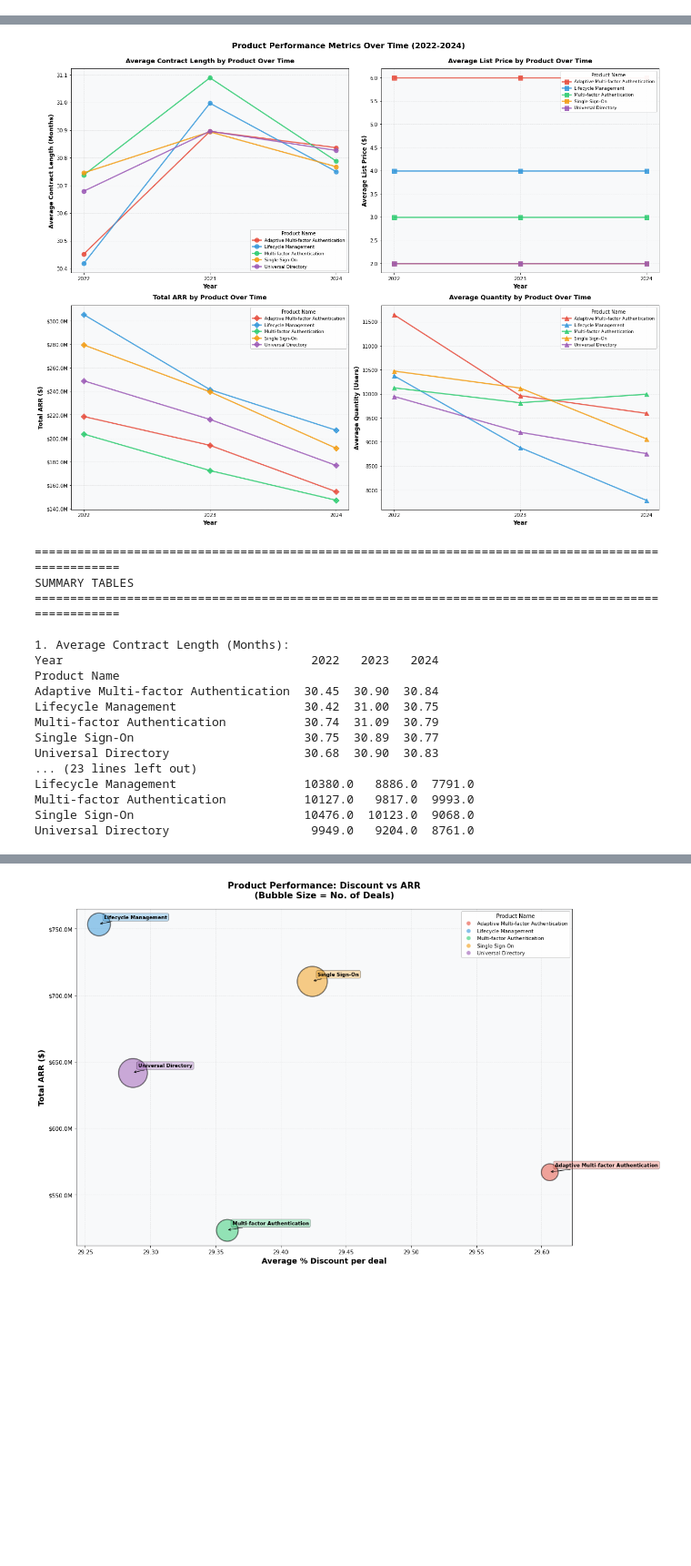
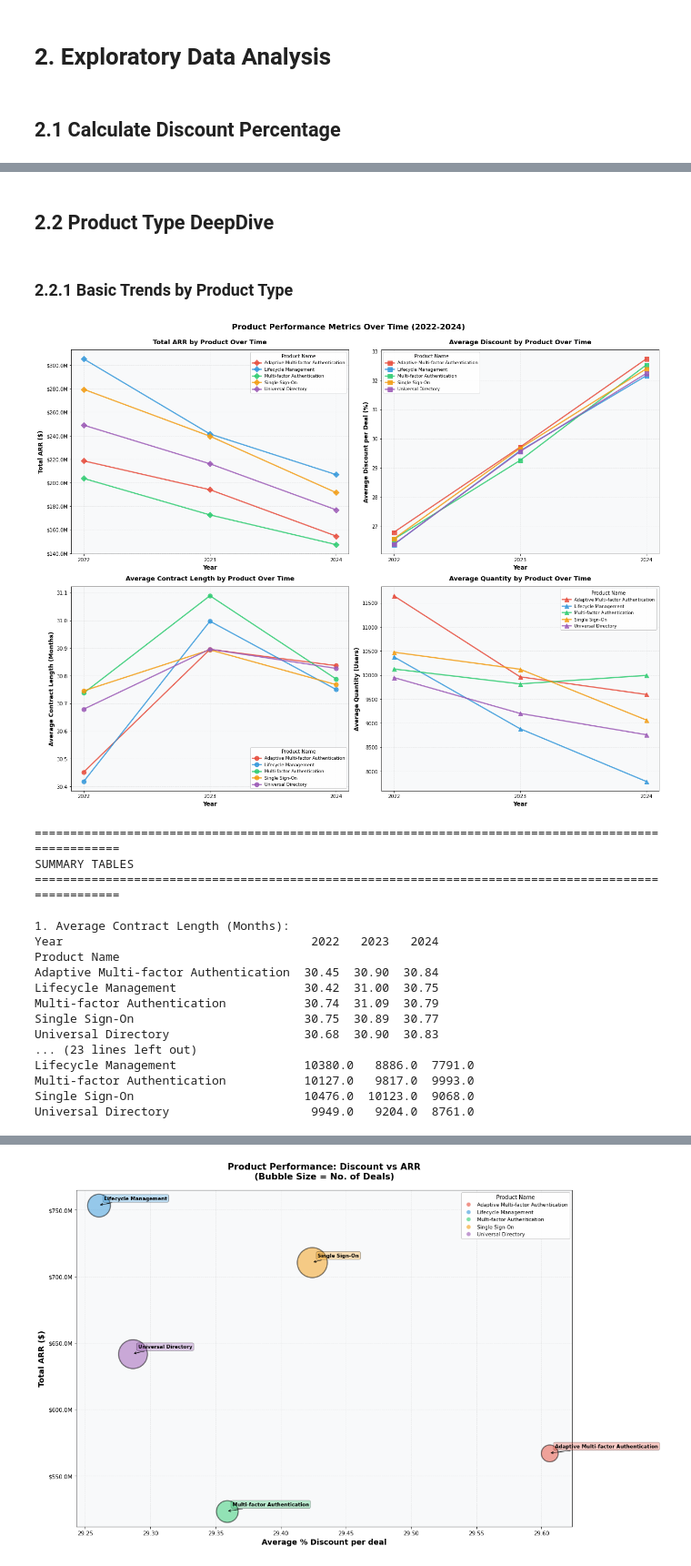
Before and after one commit to juileebhosale/Pricing_Discount_Strategy, a Jupyter notebook: Solution_notebook.ipynb, the cells around one changed output, grey strips where cells are left out. Shown at 91% size. Cells and saved outputs as stored; diff of their text form; code cells hidden in the pictures; blank space fills up the shorter version.

```diff
--- a/Solution_notebook.ipynb
+++ b/Solution_notebook.ipynb
@@ -36,6 +36,10 @@ Data columns (total 10 columns):
  9   ARR               39850 non-null  int64
 dtypes: int64(6), object(4)
 memory usage: 3.0+ MB
+# %% [markdown]
+# 2. Exploratory Data Analysis
+# %% [markdown]
+## 2.1 Calculate Discount Percentage
 # %%
 # Calculate discount metrics at the product line level
 # ARR is annual, so we need to annualize Total List Price based on contract length
@@ -56,18 +60,22 @@ data.head()
 | 2 | 004YLID3WUAUI08F | 2022 | AMER | A | 12 | Single Sign-On | 1000 | 2 | ... |
 | 3 | 004YLID3WUAUI08F | 2022 | AMER | A | 12 | Universal Directory | 1000 | 2 | ... |
 | 4 | 004YLID3WUAUI08F | 2022 | AMER | A | 12 | Lifecycle Management | 1000 | 4 | ... |
+# %% [markdown]
+## 2.2 Product Type DeepDive
+# %% [markdown]
+### 2.2.1 Basic Trends by Product Type
 # %%
 #Product basic charts
 # Aggregate metrics by product and year
 product_year_metrics = data.groupby(['Product Name', 'Year']).agg({
     'Contract Length': 'mean',
-    'List Price': 'mean',
+    'Discount_Percentage': 'mean',
     'ARR': 'sum',
     'Quantity': 'mean'
 }).reset_index()
 
 product_year_metrics.columns = ['Product Name', 'Year', 'Avg_Contract_Length',
-                                 'Avg_List_Price', 'Total_ARR', 'Avg_Quantity']
+                                 'Avg_Discount_per_deal', 'Total_ARR', 'Avg_Quantity']
 
 # Create 4 subplots
 fig, axes = plt.subplots(2, 2, figsize=(18, 14))
@@ -79,48 +87,48 @@ colors = ['#e74c3c', '#3498db', '#2ecc71', '#f39c12', '#9b59b6']
 products = product_year_metrics['Product Name'].unique()
 years = sorted(product_year_metrics['Year'].unique())
 
-# Plot 1: Average Contract Length per Product per Year
+# Plot 1: Total ARR per Product per Year
 for i, product in enumerate(products):
     product_data = product_year_metrics[product_year_metrics['Product Name'] == product]
-    axes[0, 0].plot(product_data['Year'], product_data['Avg_Contract_Length'],
-                    marker='o', linewidth=2.5, markersize=9,
+    axes[0, 0].plot(product_data['Year'], product_data['Total_ARR'],
+                    marker='D', linewidth=2.5, markersize=9,
                     label=product, color=colors[i], alpha=0.85)
 
 axes[0, 0].set_xlabel('Year', fontsize=12, fontweight='bold')
-axes[0, 0].set_ylabel('Average Contract Length (Months)', fontsize=12, fontweight='bold')
-axes[0, 0].set_title('Average Contract Length by Product Over Time', fontsize=13, fontweight='bold', pad=12)
+axes[0, 0].set_ylabel('Total ARR ($)', fontsize=12, fontweight='bold')
+axes[0, 0].set_title('Total ARR by Product Over Time', fontsize=13, fontweight='bold', pad=12)
 axes[0, 0].set_xticks(years)
+axes[0, 0].yaxis.set_major_formatter(plt.FuncFormatter(lambda x, p: f'${x/1e6:.1f}M'))
 axes[0, 0].legend(title='Product Name', fontsize=9, title_fontsize=10, loc='best', framealpha=0.95)
 axes[0, 0].grid(True, alpha=0.3, linestyle='--', linewidth=0.7)
 axes[0, 0].set_facecolor('#f8f9fa')
 
-# Plot 2: Average List Price per Product per Year
+# Plot 2: Average Discount per Product per Year
 for i, product in enumerate(products):
     product_data = product_year_metrics[product_year_metrics['Product Name'] == product]
-    axes[0, 1].plot(product_data['Year'], product_data['Avg_List_Price'],
+    axes[0, 1].plot(product_data['Year'], product_data['Avg_Discount_per_deal'],
                     marker='s', linewidth=2.5, markersize=9,
                     label=product, color=colors[i], alpha=0.85)
 
 axes[0, 1].set_xlabel('Year', fontsize=12, fontweight='bold')
-axes[0, 1].set_ylabel('Average List Price ($)', fontsize=12, fontweight='bold')
-axes[0, 1].set_title('Average List Price by Product Over Time', fontsize=13, fontweight='bold', pad=12)
+axes[0, 1].set_ylabel('Average Discount per Deal (%)', fontsize=12, fontweight='bold')
+axes[0, 1].set_title('Average Discount by Product Over Time', fontsize=13, fontweight='bold', pad=12)
 axes[0, 1].set_xticks(years)
 axes[0, 1].legend(title='Product Name', fontsize=9, title_fontsize=10, loc='best', framealpha=0.95)
 axes[0, 1].grid(True, alpha=0.3, linestyle='--', linewidth=0.7)
 axes[0, 1].set_facecolor('#f8f9fa')
 
-# Plot 3: Total ARR per Product per Year
+# Plot 3: Average Contract Length per Product per Year
 for i, product in enumerate(products):
     product_data = product_year_metrics[product_year_metrics['Product Name'] == product]
-    axes[1, 0].plot(product_data['Year'], product_data['Total_ARR'],
-                    marker='D', linewidth=2.5, markersize=9,
+    axes[1, 0].plot(product_data['Year'], product_data['Avg_Contract_Length'],
+                    marker='o', linewidth=2.5, markersize=9,
                     label=product, color=colors[i], alpha=0.85)
 
 axes[1, 0].set_xlabel('Year', fontsize=12, fontweight='bold')
-axes[1, 0].set_ylabel('Total ARR ($)', fontsize=12, fontweight='bold')
-axes[1, 0].set_title('Total ARR by Product Over Time', fontsize=13, fontweight='bold', pad=12)
+axes[1, 0].set_ylabel('Average Contract Length (Months)', fontsize=12, fontweight='bold')
+axes[1, 0].set_title('Average Contract Length by Product Over Time', fontsize=13, fontweight='bold', pad=12)
 axes[1, 0].set_xticks(years)
-axes[1, 0].yaxis.set_major_formatter(plt.FuncFormatter(lambda x, p: f'${x/1e6:.1f}M'))
 axes[1, 0].legend(title='Product Name', fontsize=9, title_fontsize=10, loc='best', framealpha=0.95)
 axes[1, 0].grid(True, alpha=0.3, linestyle='--', linewidth=0.7)
 axes[1, 0].set_facecolor('#f8f9fa')
@@ -136,38 +144,41 @@ axes[1, 1].set_xlabel('Year', fontsize=12, fontweight='bold')
 axes[1, 1].set_ylabel('Average Quantity (Users)', fontsize=12, fontweight='bold')
 axes[1, 1].set_title('Average Quantity by Product Over Time', fontsize=13, fontweight='bold', pad=12)
 axes[1, 1].set_xticks(years)
 axes[1, 1].legend(title='Product Name', fontsize=9, title_fontsize=10, loc='best', framealpha=0.95)
 axes[1, 1].grid(True, alpha=0.3, linestyle='--', linewidth=0.7)
 axes[1, 1].set_facecolor('#f8f9fa')
 
 fig.patch.set_facecolor('white')
 plt.suptitle('Product Performance Metrics Over Time (2022-2024)',
              fontsize=16, fontweight='bold', y=0.995)
 plt.tight_layout()
 plt.show()
 
 # Print summary tables
 print("\n" + "="*100)
 print("SUMMARY TABLES")
 print("="*100)
 
 print("\n1. Average Contract Length (Months):")
 pivot_contract = product_year_metrics.pivot(index='Product Name', columns='Year', values='Avg_Contract_Length')
 print(pivot_contract.round(2))
 
-print("\n2. Average List Price ($):")
-pivot_price = product_year_metrics.pivot(index='Product Name', columns='Year', values='Avg_List_Price')
-print(pivot_price.round(2))
+print("\n2. Average Discount per Deal (%):")
+pivot_discount = product_year_metrics.pivot(index='Product Name', columns='Year', values='Avg_Discount_per_deal')
+print(pivot_discount.round(2))
 
 print("\n3. Total ARR ($):")
 pivot_arr = product_year_metrics.pivot(index='Product Name', columns='Year', values='Total_ARR')
-print(pivot_arr.applymap(lambda x: f'${x:,.0f}'))
+# Format as currency using apply
+for col in pivot_arr.columns:
+    pivot_arr[col] = pivot_arr[col].apply(lambda x: f'${x:,.0f}')
+print(pivot_arr)
 
 print("\n4. Average Quantity (Users):")
 pivot_qty = product_year_metrics.pivot(index='Product Name', columns='Year', values='Avg_Quantity')
 print(pivot_qty.round(0))
 # %% [output]
-[figure, old version]
+[figure, new version]
 ====================================================================================================
 SUMMARY TABLES
 ====================================================================================================
```
Also changed, not shown: parts of 6 cells of this notebook.
